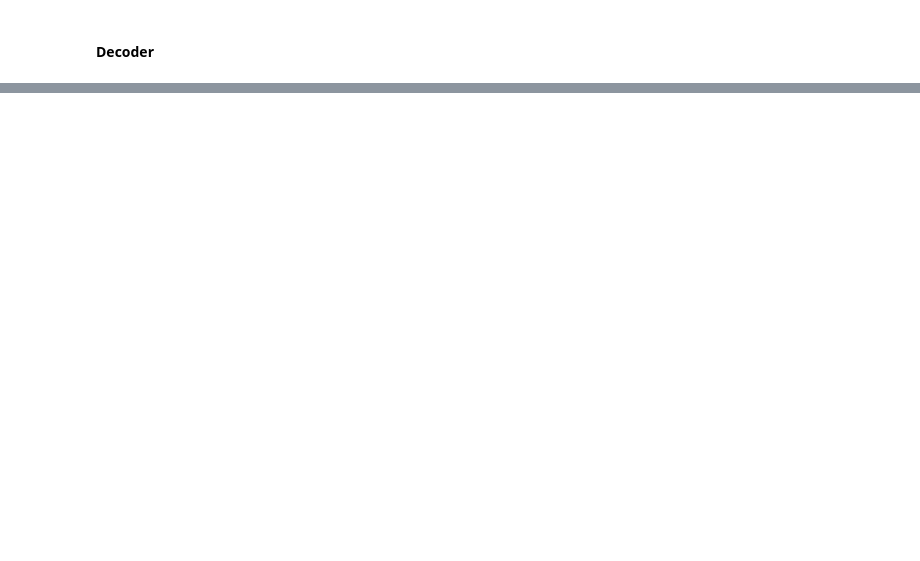
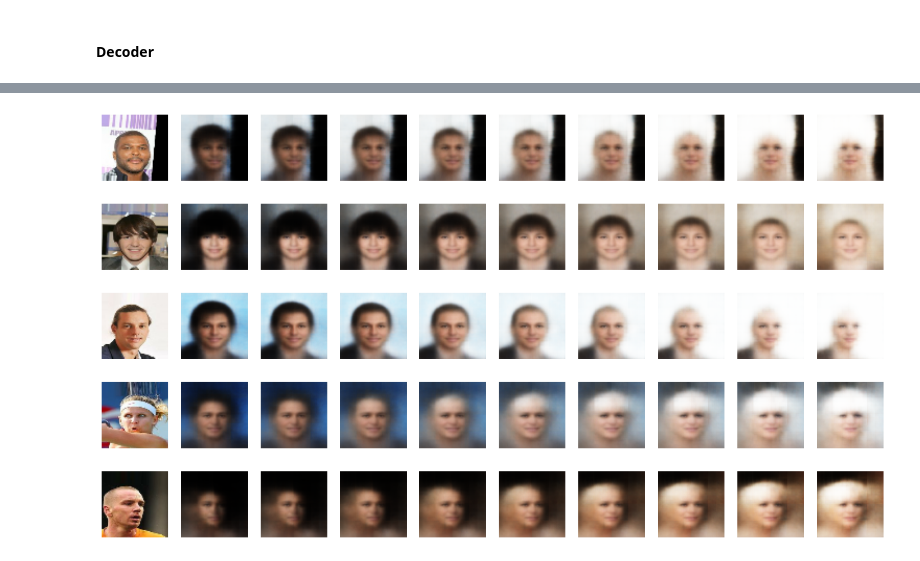
Before and after one commit to vinayex2/generative_models, a Jupyter notebook: Chapter3_VariationalAutoEncoders.ipynb, the cells around one changed output, grey strips where cells are left out. Drawn from its saved outputs; the diff is of its cells as text; code cells hidden in the pictures; blank space fills up the shorter version.

```diff
--- a/Chapter3_VariationalAutoEncoders.ipynb
+++ b/Chapter3_VariationalAutoEncoders.ipynb
@@ -605,0 +870,4 @@ vae.fit(
+# %%
+attributes = pd.read_csv('C:\\Users\\Whitebox\\Desktop\\envs_and_git_repos\\generative_models\\data\\celeba\\img_align_celeba\\list_attr_celeba.csv')
+print(attributes.columns)
+attributes.head()
@@ -605,0 +897,16 @@ vae.fit(
+# %%
+LABEL = 'Blond_Hair'
+labelled_test = utils.image_dataset_from_directory(
+    'C:\\Users\\Whitebox\\Desktop\\envs_and_git_repos\\generative_models\\data\\celeba\\img_align_celeba\\img_align_celeba'
+    ,labels = attributes[LABEL].tolist()
+    ,color_mode='rgb'
+    ,image_size=(IMAGE_SIZE,IMAGE_SIZE)
+    ,batch_size=BATCH_SIZE
+    ,shuffle=True
+    ,seed=42
+    ,validation_split=0.2
+    ,subset='validation'
+    ,interpolation='bilinear'
+)
+
+labelled = labelled_test.map(lambda x,y: (preprocess(x),y))
@@ -605,0 +918,2 @@ vae.fit(
+# %%
+attribute_vec = get_vector_from_label(labelled, vae, Z_DIM,LABEL)
@@ -605,0 +938,4 @@ vae.fit(
+# %%
+add_vector_to_images(labelled,vae, attribute_vec)
+# %% [output]
+[figure, added]
```
Also changed, not shown: parts of 35 cells of this notebook, 1 other file.
